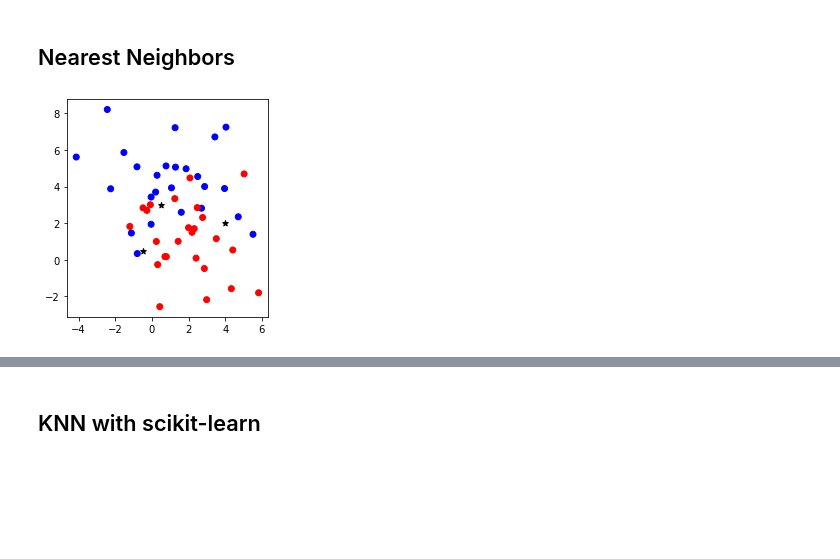
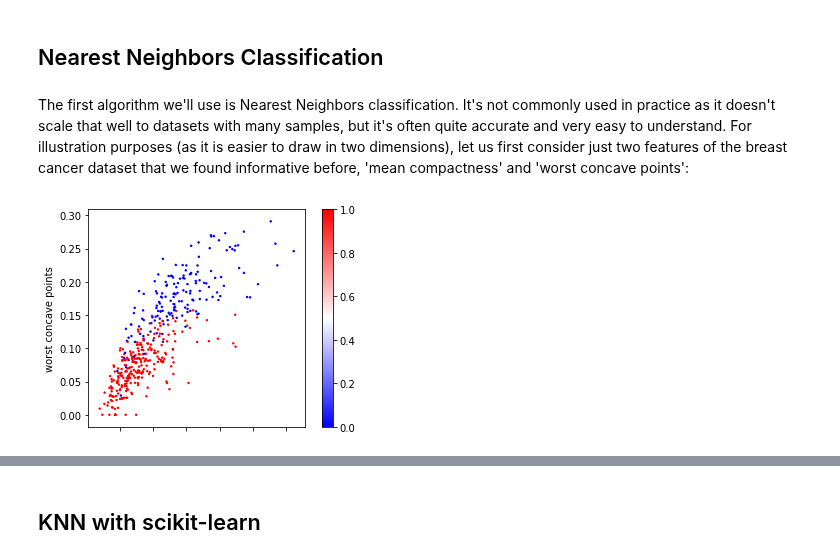
Before and after one commit to amueller/aml, a Jupyter notebook: 01-ml-workflow/02-supervised-learning.ipynb, the cells around one changed output, grey strips where cells are left out. Saved outputs shown, nothing was run; the diff lists cells and outputs as text; code cells hidden in the pictures; blank space fills up the shorter version.

Commit message:
first draft data loading, starting on supervised learning

```diff
--- a/01-ml-workflow/02-supervised-learning.ipynb
+++ b/01-ml-workflow/02-supervised-learning.ipynb
@@ -27,0 +15,6 @@ nearest neighbors
+# %%
+from sklearn.datasets import load_breast_cancer
+# specifying "as_frame=True" returns the data as a dataframe in addition to a numpy array
+cancer = load_breast_cancer(as_frame=True)
+cancer_df = cancer.frame
+cancer_df.shape
@@ -27,0 +66,2 @@ nearest neighbors
+# %%
+data_train, data_test = train_test_split(cancer_df, random_state=42)
@@ -27,0 +79,5 @@ nearest neighbors
+# %%
+X_train = data_train.drop(columns='target')
+y_train = data_train.target
+X_test = data_test.drop(columns='target')
+y_test = data_test.target
@@ -28,20 +101,17 @@ nearest neighbors
 # %% [markdown]
-## Nearest Neighbors
+## Nearest Neighbors Classification
-# %%
-from sklearn.datasets import make_blobs
-import numpy as np
-import matplotlib.pyplot as plt
-
-plt.rcParams['image.cmap'] = "bwr"
-#plt.rcParams['figure.dpi'] = "300"
-plt.rcParams['savefig.bbox'] = "tight"
-
-X, y = make_blobs(centers=2, cluster_std=2, random_state=0, n_samples=50)
-plt.figure()
-plt.gca().set_aspect("equal")
-plt.scatter(X[:, 0], X[:, 1], c=y)
-
-X_test = np.array([[0.5, 3], [4, 2], [-.5, .5]])
-plt.scatter(X_test[:, 0], X_test[:, 1], c='k', marker="*");
-# %% [output]
-[figure, removed]
+# %% [markdown]
+The first algorithm we'll use is Nearest Neighbors classification. It's not commonly used in practice as it doesn't scale that well to datasets with many samples, but it's often quite accurate and very easy to understand.
+For illustration purposes (as it is easier to draw in two dimensions), let us first consider just two features of the breast cancer dataset that we found informative before, 'mean compactness' and 'worst concave points':
+# %%
+import matplotlib.pyplot as plt
+# the return value is the axes that was created for the plot
+ax = X_train.plot.scatter(x='mean compactness', y='worst concave points',
+                     # use the target to color points
+                     # use the blue-white-red colormap
+                     c=y_train, colormap='bwr', s=2)
+# TODO why is there no xlabel
+# We set the aspect ratio to equal to faithfully represent distances between points.
+ax.set_aspect("equal")
+# %% [output]
+[figure, added]
```
Also changed, not shown: parts of 24 cells of this notebook.
